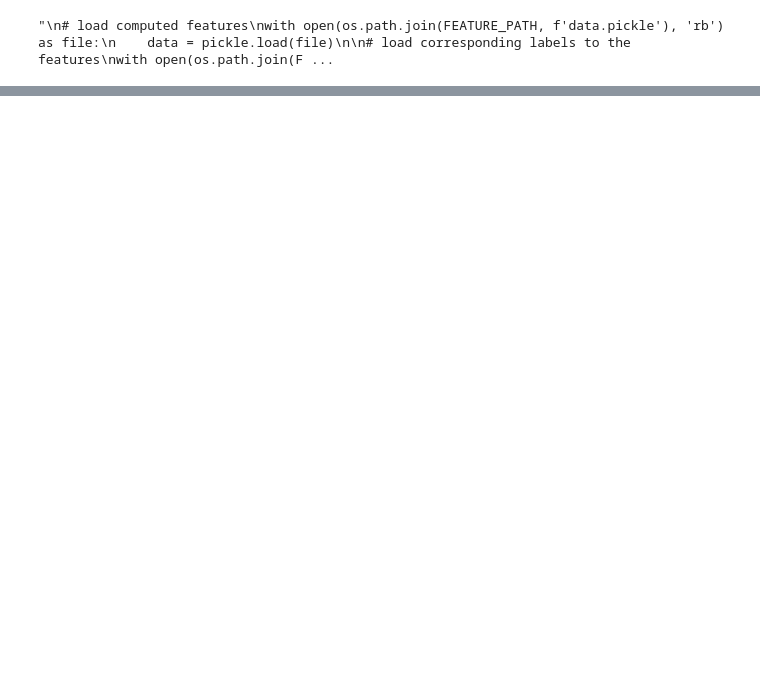
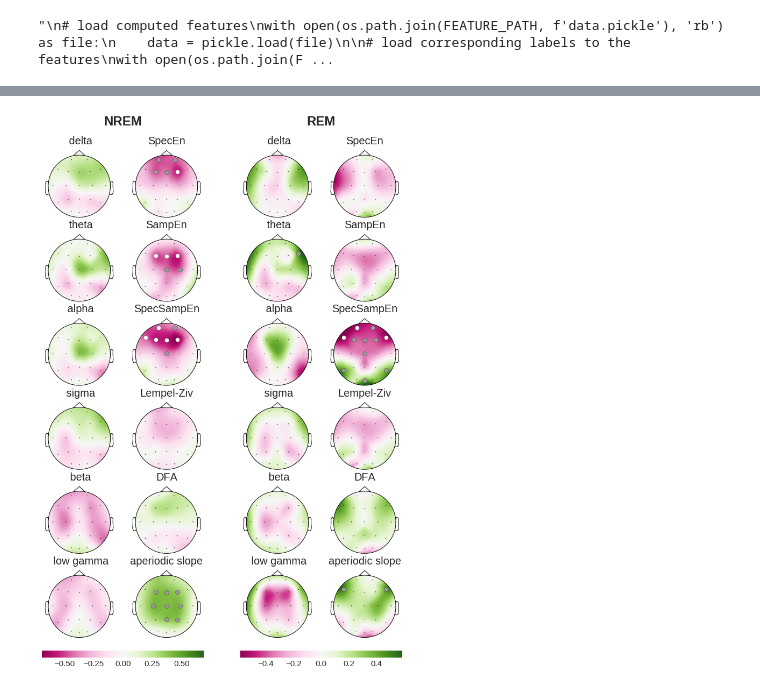
Before and after one commit to PhilippThoelke/caffeine-sleep, a Jupyter notebook: correlation/Correlation.ipynb, the cells around one changed output, grey strips where cells are left out. Saved outputs shown, nothing was run; the diff lists cells and outputs as text; code cells hidden in the pictures; blank space fills up the shorter version.

```diff
--- a/correlation/Correlation.ipynb
+++ b/correlation/Correlation.ipynb
@@ -116,6 +126,12 @@ with open(os.path.join(FEATURE_PATH, f'groups_names.pickle'), 'rb') as file:
 """
 # %% [output]
 "\n# load computed features\nwith open(os.path.join(FEATURE_PATH, f'data.pickle'), 'rb') as file:\n    data = pickle.load(file)\n\n# load corresponding labels to the features\nwith open(os.path.join(F ...
+# %%
+def fmt_feat(name, nl=False):
+    name = name.replace("PSD", "").replace('_', ' ').replace('Shan', '').replace("LZiv", f"Lempel-{'|' if nl else ''}Ziv").replace("OneOverF", f"aperiodic{'|' if nl else ' '}slope")
+    if nl:
+        name = name.replace("|", "\n")
+    return name
 # %%
 feature_names = set()
 result = {}
@@ -280,0 +296,65 @@ plt.show()
+# %%
+cmap = "PiYG"
+fontsize_small = 20
+fontsize_big = 24
+
+n_feat = len(FEATURES)
+fig, axes = plt.subplots(n_feat // 2 + 1, len(STAGES) * 2 + len(STAGES) - 1, figsize=(12, 16),
+                         gridspec_kw=dict(width_ratios=([0.15, 1, 1] * len(STAGES))[1:],
+                                          height_ratios=[1] * (n_feat // 2) + [0.1]))
+gs = axes[0,0].get_gridspec()
+
+# remove last row of axes
+for ax in axes[-1,:]:
+    ax.remove()
+# add per-stage colorbar axes
+colorbar_axes = []
+for i in range(len(STAGES)):
+    colorbar_axes.append(fig.add_subplot(gs[-1, i * 2 + i : (i + 1) * 2 + i]))
+# remove spacing columns
+for i in range(1, len(STAGES)):
+    for ax in axes[:-1, i * 3 - 1]:
+        ax.remove()
+
+for i_stage, stage in enumerate(STAGES):
+    # add sleep stage titles
+    x_text = np.mean([
+        (ax.get_position().x0 + ax.get_position().x1) / 2
+        for ax in axes[0, i_stage * 2 + i_stage: (i_stage + 1) * 2 + i_stage]]
+    )
+    fig.text(x_text, 0.98, stage, fontsize=fontsize_big, weight="bold", ha="center", va="bottom")
+
+    vmin = min([min(result[stage][feat]["corr"]) for feat in FEATURES])
+    vmax = max([max(result[stage][feat]["corr"]) for feat in FEATURES])
+    absmax = max(abs(vmin), abs(vmax))
+    vmin, vmax = -absmax, absmax
+
+    for i_feat, feat in enumerate(FEATURES):
+        # get significance marker params
+        mask = result[stage][feat]['pval'] < SIGNIFICANT_P
+        marker_colors = [[0.6, 0.6, 0.6]] * len(mask)
+        for i in np.where(result[stage][feat]['pval'] < SIGNIFICANT_P_STRONG)[0]:
+            marker_colors[i] = 'w'
+        marker_colors = np.array(marker_colors)[mask]
+
+        # plot topomaps
+        ax = axes[i_feat % (n_feat // 2), i_feat // (n_feat // 2) + (i_stage * 3)]
+        viz.plot_topomap(result[stage][feat]["corr"],
+                         sensor_pos,
+                         axes=ax,
+                         mask=mask,
+                         vmin=vmin,
+                         vmax=vmax,
+                         mask_params={'markersize': 8, 'markeredgewidth': 0.3, 'markerfacecolor': marker_colors},
+                         cmap=cmap,
+                         contours=False,
+                         show=False)
+        ax.set_title(fmt_feat(feat), fontsize=fontsize_small)
+
+    mappable = cm.ScalarMappable(norm=colors.Normalize(vmin=vmin, vmax=vmax), cmap=cmap)
+    fig.colorbar(mappable, cax=colorbar_axes[i_stage], orientation="horizontal")
+
+plt.savefig(os.path.join(FIGURE_PATH, "Figure4.pdf"), bbox_inches="tight")
+plt.show()
+# %% [output]
+[figure, added]
```
Also changed, not shown: parts of 6 cells of this notebook, 3 other files.
